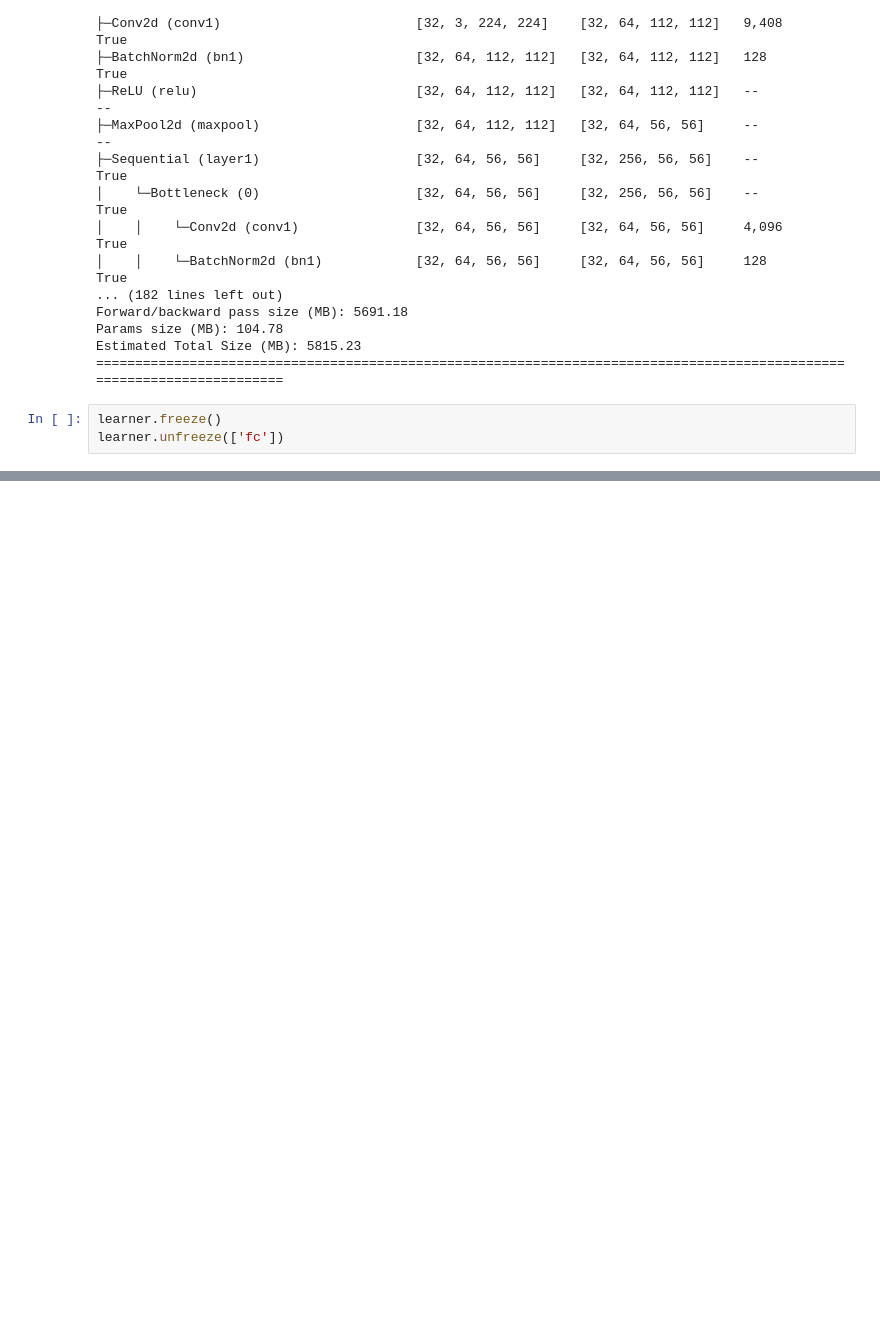
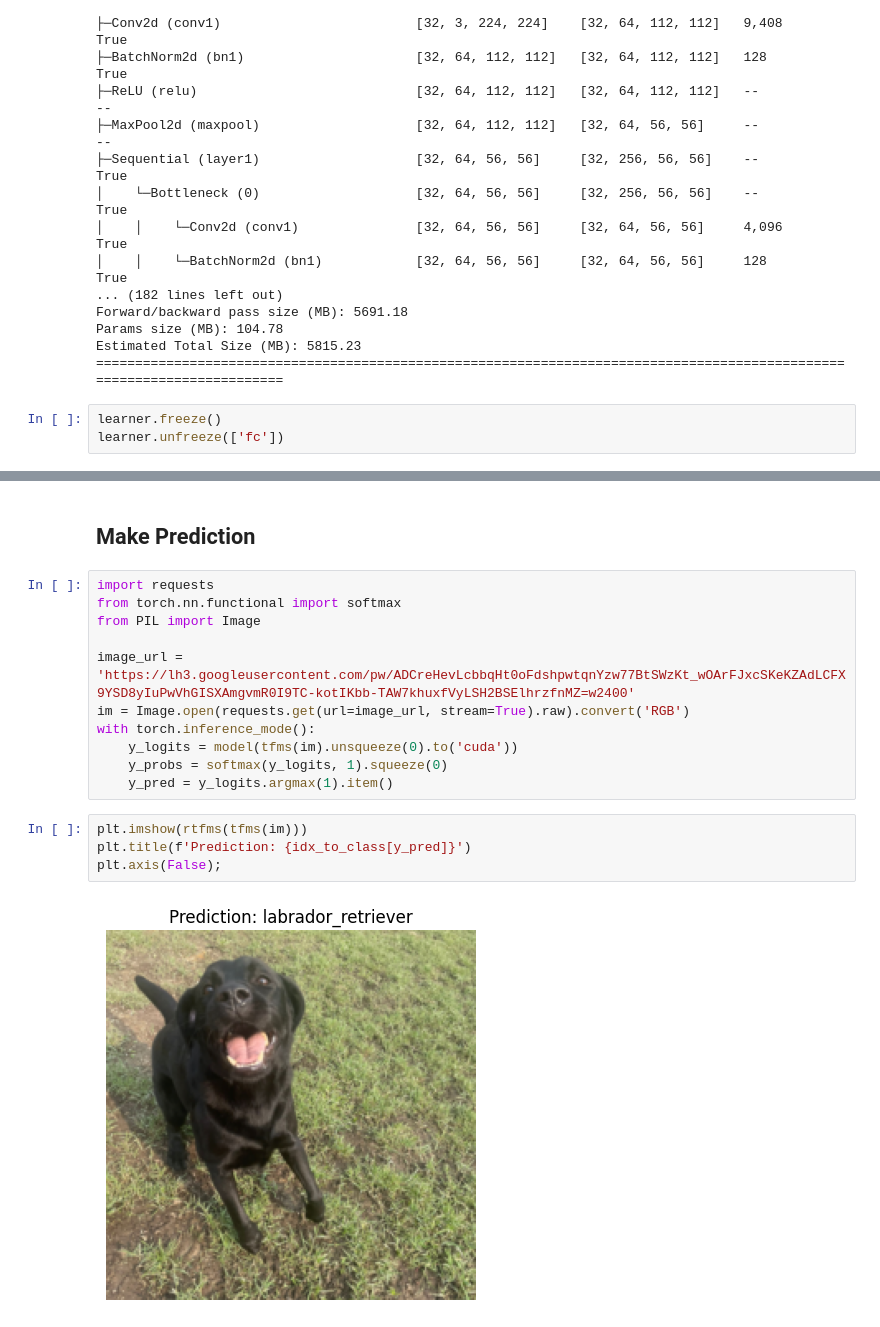
Before and after one commit to ronald-hk-chung/ssnotebook, a Jupyter notebook: computer_vision/dog_breed_identification.ipynb, the cells around one changed output, grey strips where cells are left out. Cells and saved outputs as stored; diff of their text form; blank space fills up the shorter version.

```diff
--- a/computer_vision/dog_breed_identification.ipynb
+++ b/computer_vision/dog_breed_identification.ipynb
@@ -233,0 +239,19 @@ valid_metric: {'accuracy': 0.813}
+# %% [markdown]
+## Make Prediction
+# %%
+import requests
+from torch.nn.functional import softmax
+from PIL import Image
+
+image_url = 'https://lh3.googleusercontent.com/pw/ADCreHevLcbbqHt0oFdshpwtqnYzw77BtSWzKt_wOArFJxcSKeKZAdLCFX9YSD8yIuPwVhGISXAmgvmR0I9TC-kotIKbb-TAW7khuxfVyLSH2BSElhrzfnMZ=w2400'
+im = Image.open(requests.get(url=image_url, stream=True).raw).convert('RGB')
+with torch.inference_mode():
+    y_logits = model(tfms(im).unsqueeze(0).to('cuda'))
+    y_probs = softmax(y_logits, 1).squeeze(0)
+    y_pred = y_logits.argmax(1).item()
+# %%
+plt.imshow(rtfms(tfms(im)))
+plt.title(f'Prediction: {idx_to_class[y_pred]}')
+plt.axis(False);
+# %% [output]
+[figure, added]
```
Also changed, not shown: parts of 9 cells of this notebook.
